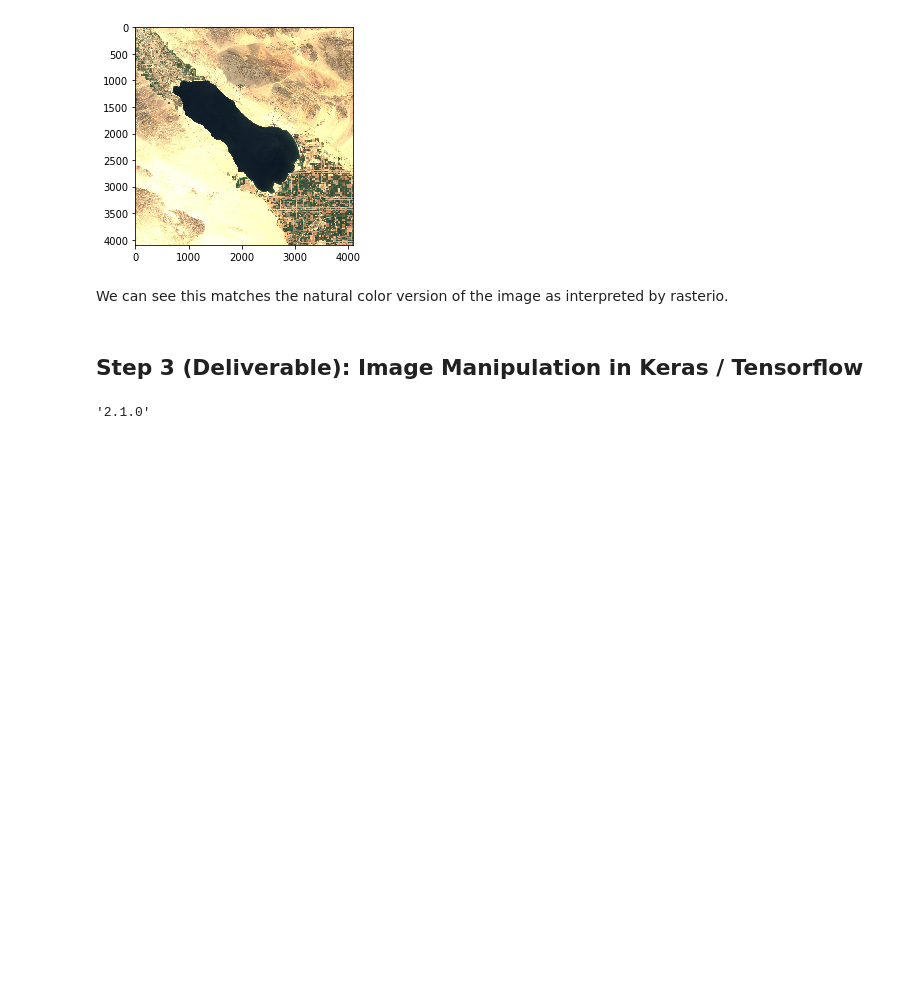
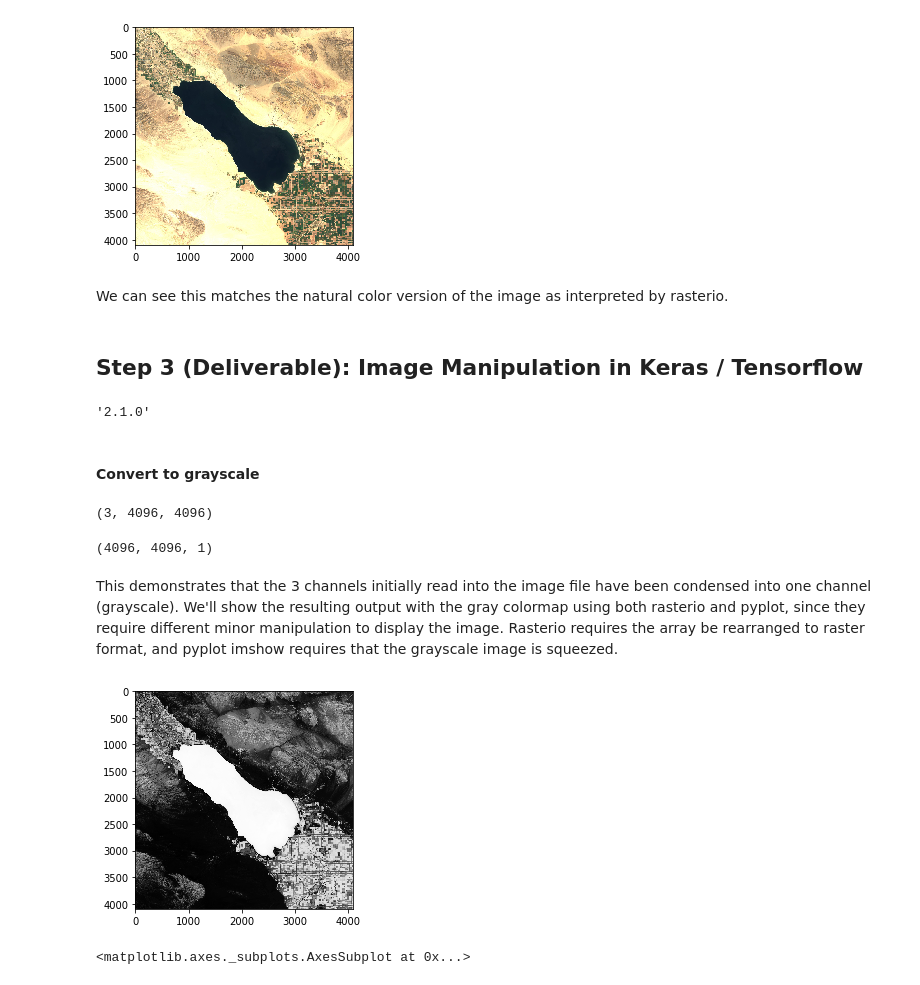
Before and after one commit to dsmoot/LP_satellite_imagery, a Jupyter notebook: 1_Getting_Started.ipynb, the cells around one changed output. Drawn from its saved outputs; the diff is of its cells as text; code cells hidden in the pictures; blank space fills up the shorter version.

```diff
--- a/1_Getting_Started.ipynb
+++ b/1_Getting_Started.ipynb
@@ -143,8 +101,26 @@ import tensorflow as tf
 tf.__version__
 # %% [output]
 '2.1.0'
+# %% [markdown]
+#### Convert to grayscale
 # %%
 #first, convert to grayscale
 
-grayscale_img = tf.image.rgb_to_grayscale(src_image)
+grayscale_tensor = tf.image.rgb_to_grayscale(src_image)
+grayscale_img = np.array(grayscale_tensor)
+# %%
+src.read().shape
+# %% [output]
+(3, 4096, 4096)
+# %%
+grayscale_img.shape
+# %% [output]
+(4096, 4096, 1)
+# %% [markdown]
+This demonstrates that the 3 channels initially read into the image file have been condensed into one channel (grayscale). We'll show the resulting output with the gray colormap using both rasterio and pyplot, since they require different minor manipulation to display the image. Rasterio requires the array be rearranged to raster format, and pyplot imshow requires that the grayscale image is squeezed.
+# %%
+show(reshape_as_raster(grayscale_img), cmap='Greys')
+# %% [output]
+[figure, added]
+<matplotlib.axes._subplots.AxesSubplot at 0x...>
 # %%
```
Also changed, not shown: parts of 16 cells of this notebook.
